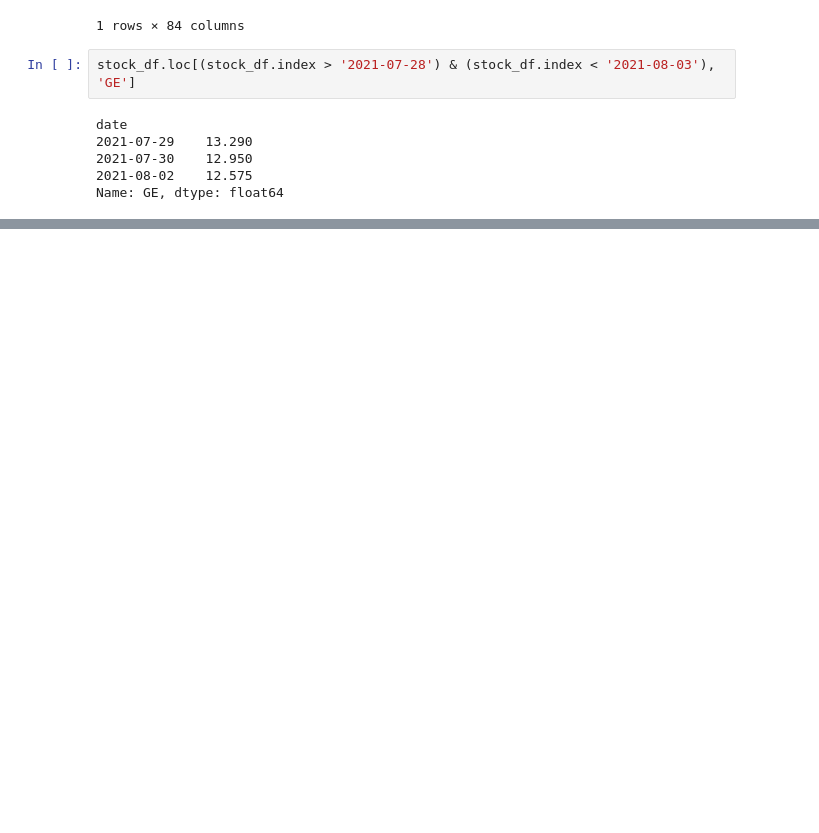
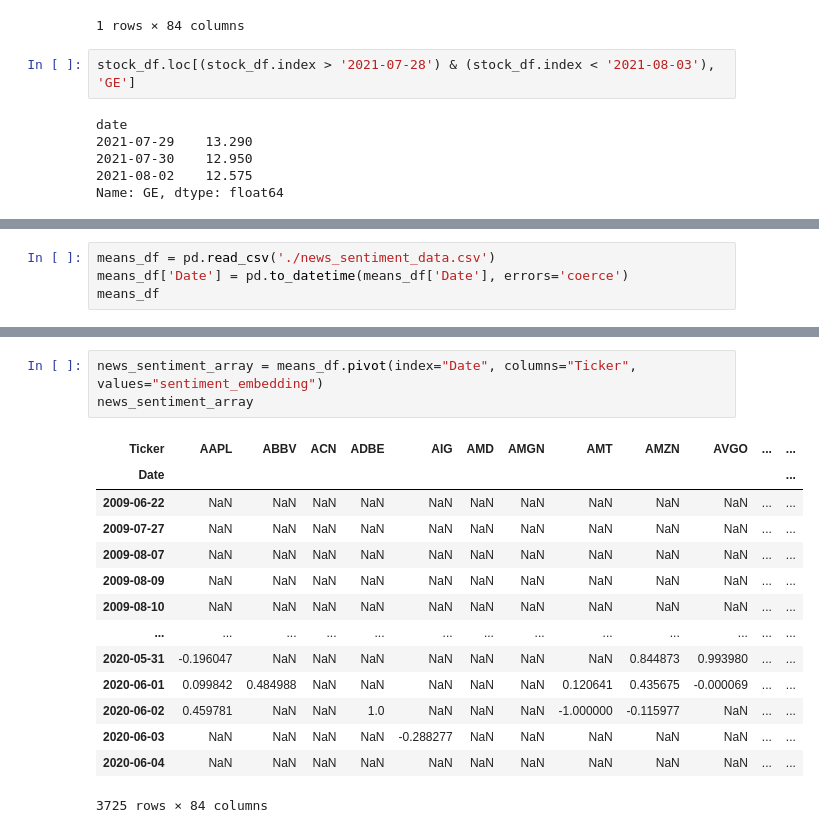
Before and after one commit to bufn403/portfolio-rl, a Jupyter notebook: framework_env_test.ipynb, the cells around one changed output, grey strips where cells are left out. Cells and saved outputs as stored; diff of their text form; blank space fills up the shorter version.

Commit message:
expanded news data testing

```diff
--- a/framework_env_test.ipynb
+++ b/framework_env_test.ipynb
@@ -967,0 +1260,4 @@ Name: GE, dtype: float64
+# %%
+means_df = pd.read_csv('./news_sentiment_data.csv')
+means_df['Date'] = pd.to_datetime(means_df['Date'], errors='coerce')
+means_df
@@ -967,0 +1278,18 @@ Name: GE, dtype: float64
+# %%
+news_sentiment_array = means_df.pivot(index="Date", columns="Ticker", values="sentiment_embedding")
+news_sentiment_array
+# %% [output]
+| Ticker | AAPL | ABBV | ACN | ADBE | AIG | AMD | AMGN | AMT | AMZN | AVGO | ... | ... |
+| Date |  |  |  |  |  |  |  |  |  |  |  | ... |
+| 2009-06-22 | NaN | NaN | NaN | NaN | NaN | NaN | NaN | NaN | NaN | NaN | ... | ... |
+| 2009-07-27 | NaN | NaN | NaN | NaN | NaN | NaN | NaN | NaN | NaN | NaN | ... | ... |
+| 2009-08-07 | NaN | NaN | NaN | NaN | NaN | NaN | NaN | NaN | NaN | NaN | ... | ... |
+| 2009-08-09 | NaN | NaN | NaN | NaN | NaN | NaN | NaN | NaN | NaN | NaN | ... | ... |
+| 2009-08-10 | NaN | NaN | NaN | NaN | NaN | NaN | NaN | NaN | NaN | NaN | ... | ... |
+| ... | ... | ... | ... | ... | ... | ... | ... | ... | ... | ... | ... | ... |
+| 2020-05-31 | -0.196047 | NaN | NaN | NaN | NaN | NaN | NaN | NaN | 0.844873 | 0.993980 | ... | ... |
+| 2020-06-01 | 0.099842 | 0.484988 | NaN | NaN | NaN | NaN | NaN | 0.120641 | 0.435675 | -0.000069 | ... | ... |
+| 2020-06-02 | 0.459781 | NaN | NaN | 1.0 | NaN | NaN | NaN | -1.000000 | -0.115977 | NaN | ... | ... |
+| 2020-06-03 | NaN | NaN | NaN | NaN | -0.288277 | NaN | NaN | NaN | NaN | NaN | ... | ... |
+| 2020-06-04 | NaN | NaN | NaN | NaN | NaN | NaN | NaN | NaN | NaN | NaN | ... | ... |
+3725 rows × 84 columns
```
Also changed, not shown: parts of 23 cells of this notebook, 3 other files.
